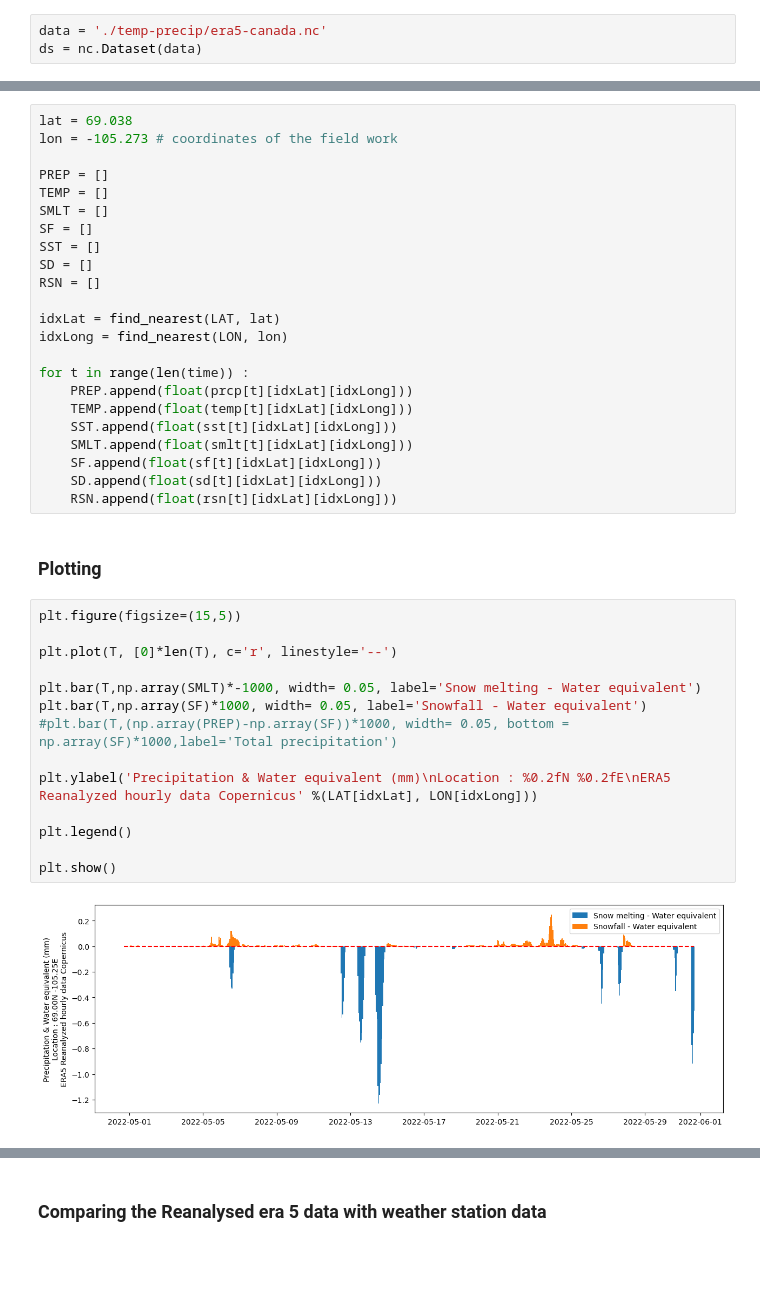
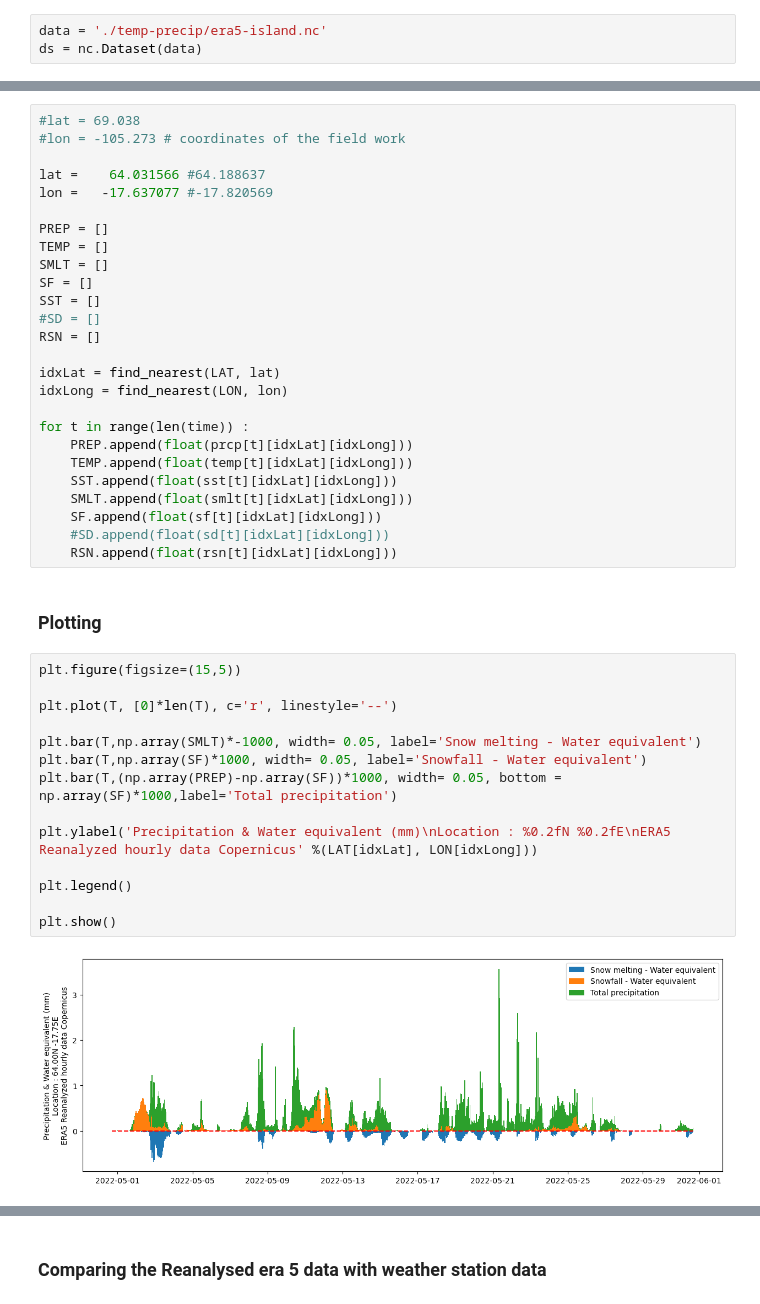
Before and after one commit to jgovoort/sismo-memo, a Jupyter notebook: netCDF-reader.ipynb, the cells around one changed output, grey strips where cells are left out. Saved outputs shown, nothing was run; the diff lists cells and outputs as text; blank space fills up the shorter version.

```diff
--- a/netCDF-reader.ipynb
+++ b/netCDF-reader.ipynb
@@ -21,7 +21,7 @@ def find_nearest(array, value):
 # %% [markdown]
 ### Specify the file location
 # %%
-data = './temp-precip/era5-canada.nc'
+data = './temp-precip/era5-island.nc'
 ds = nc.Dataset(data)
 # %% [markdown]
 ### Metadata
@@ -63,15 +63,18 @@ for h in time :
 # %% [markdown]
 ### Extracting the data at a specific location (WGS84 coordinates)
 # %%
-lat = 69.038
-lon = -105.273 # coordinates of the field work
+#lat = 69.038
+#lon = -105.273 # coordinates of the field work
+
+lat =    64.031566 #64.188637
+lon =   -17.637077 #-17.820569
 
 PREP = []
 TEMP = []
 SMLT = []
 SF = []
 SST = []
-SD = []
+#SD = []
 RSN = []
 
 idxLat = find_nearest(LAT, lat)
@@ -83,26 +86,26 @@ for t in range(len(time)) :
     SST.append(float(sst[t][idxLat][idxLong]))
     SMLT.append(float(smlt[t][idxLat][idxLong]))
     SF.append(float(sf[t][idxLat][idxLong]))
-    SD.append(float(sd[t][idxLat][idxLong]))
+    #SD.append(float(sd[t][idxLat][idxLong]))
     RSN.append(float(rsn[t][idxLat][idxLong]))
 # %% [markdown]
 ### Plotting
 # %%
 plt.figure(figsize=(15,5))
 
 plt.plot(T, [0]*len(T), c='r', linestyle='--')
 
 plt.bar(T,np.array(SMLT)*-1000, width= 0.05, label='Snow melting - Water equivalent')
 plt.bar(T,np.array(SF)*1000, width= 0.05, label='Snowfall - Water equivalent')
-#plt.bar(T,(np.array(PREP)-np.array(SF))*1000, width= 0.05, bottom = np.array(SF)*1000,label='Total precipitation')
+plt.bar(T,(np.array(PREP)-np.array(SF))*1000, width= 0.05, bottom = np.array(SF)*1000,label='Total precipitation')
 
 plt.ylabel('Precipitation & Water equivalent (mm)\nLocation : %0.2fN %0.2fE\nERA5 Reanalyzed hourly data Copernicus' %(LAT[idxLat], LON[idxLong]))
 
 plt.legend()
 
 plt.show()
 # %% [output]
-[figure, old version]
+[figure, new version]
 # %%
 fig, ax1 = plt.subplots(figsize=(15,5))
 
```
Also changed, not shown: parts of 4 cells of this notebook, 4 other files.
